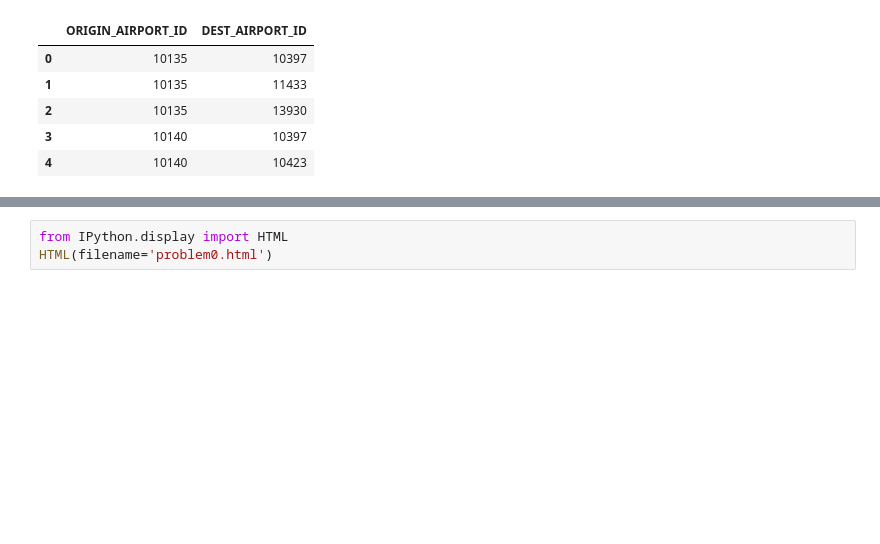
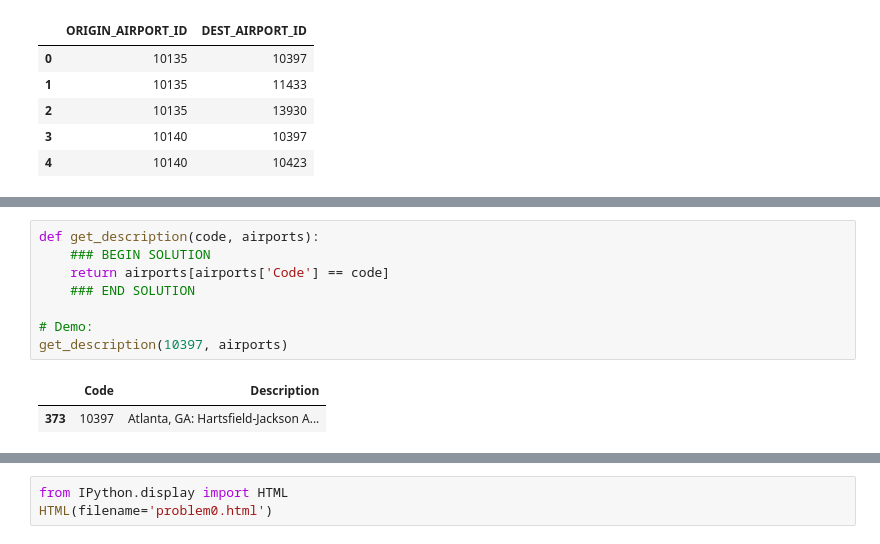
Before and after one commit to thetinahang/computing-data-analysis-review, a Jupyter notebook: Midterm2/midterm2_problem0.ipynb, the cells around one changed output, grey strips where cells are left out. Saved outputs shown, nothing was run; the diff lists cells and outputs as text; blank space fills up the shorter version.

```diff
--- a/Midterm2/midterm2_problem0.ipynb
+++ b/Midterm2/midterm2_problem0.ipynb
@@ -89,0 +102,11 @@ There are 4191 direct flight segments.
+# %%
+def get_description(code, airports):
+    ### BEGIN SOLUTION
+    return airports[airports['Code'] == code]
+    ### END SOLUTION
+
+# Demo:
+get_description(10397, airports)
+# %% [output]
+|  | Code | Description |
+| 373 | 10397 | Atlanta, GA: Hartsfield-Jackson A... |
```
Also changed, not shown: parts of 15 cells of this notebook.
